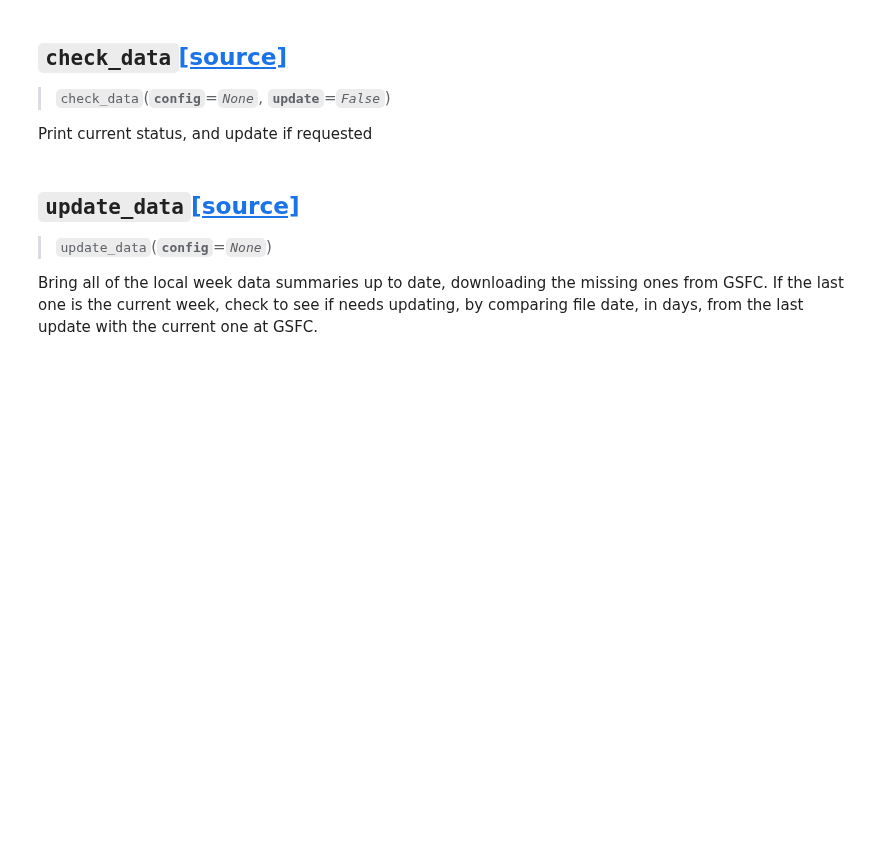
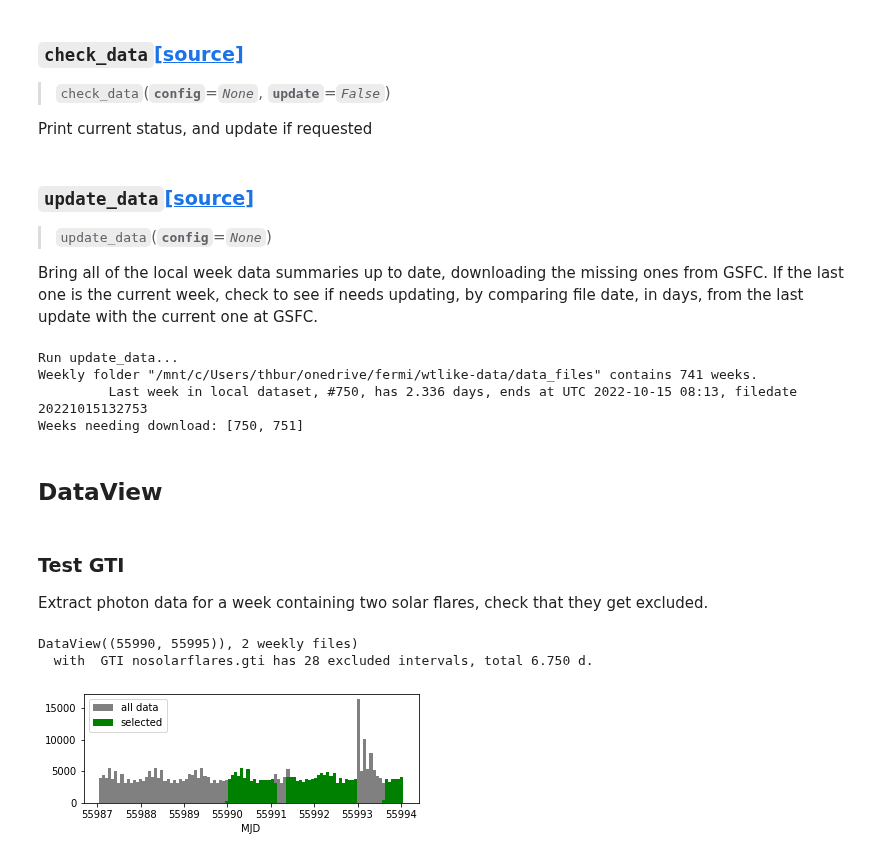
Before and after one commit to tburnett/wtlike, a Jupyter notebook: nbs/01_data_man.ipynb, the cells around one changed output. Saved outputs shown, nothing was run; the diff lists cells and outputs as text; code cells hidden in the pictures; blank space fills up the shorter version.

```diff
--- a/nbs/01_data_man.ipynb
+++ b/nbs/01_data_man.ipynb
@@ -235,7 +391,7 @@ the run_ref and trun fields. The latter removed.
 # %%
 # export
 def get_ft2_info(config, filename,
-                 gti=lambda t: True):
+                 gti = lambda x: np.ones_like(x).astype(bool)):
     """Process a FT2 file, with S/C history data, and return a summary dict
 
     Parameters:
@@ -265,7 +421,7 @@ def get_ft2_info(config, filename,
                    MJD(np.array(scdata.STOP, float))]
 
     # apply GTI to bin center (avoid edge effects?)
-    in_gti = gti(0.5*(start+stop))
+    in_gti = np.array(gti(0.5*(start+stop)))
     if config.verbose>1:
         s = sum(in_gti)
         print(f' {len(start)} entries, {s} ({100*s/len(start):.1f}%) in GTI')
@@ -273,8 +429,6 @@ def get_ft2_info(config, filename,
     t = [('start', start[in_gti]), ('stop',stop[in_gti])]+\
         [(field.lower(), np.array(scdata[field][in_gti],np.float32)) for field in fields ]
 
-
     sc_data = dict(t)
-
     return sc_data
 # %%
@@ -390,14 +547,22 @@ class GSFCweekly(dict):
         return data['file_date'] != self[week]
 # %%
 # collapse-hide
-print( 'Exercise access from GSFC and FT1 data handling')
+display_markdown( """### Test download from GSFC and data handling
+Download, then process FT1 and FT2 files.
+""")
 gd = GSFCweekly(Config(verbose=3))
 if gd.config.valid:
     ft2, ft1 = gd.download(-2)
-    v = get_ft1_data(gd.config, Path(gd.local_path)/ft1);
+    v1 = get_ft1_data(gd.config, Path(gd.local_path)/ft1);
 
-    print('Contents of the output dict\n'
-          ' key      value type')
-    for (k,x) in v.items():
+    print(f'Contents of FT1 summary output dict\n'
+          ' key        value type')
+    for (k,x) in v1.items():
         print(f'  {k:10} {x.__class__.__name__}')
+
+    v2 = get_ft2_info(gd.config, Path(gd.local_path)/ft2)
+    print(f'Contents of FT2 summary output dict\n'
+          ' key        value type')
+    for (k,x) in v2.items():
+        print(f'  {k:10} {x.__class__.__name__}')
 # %% [output]
@@ -657,21 +837,28 @@ def update_data( config=None):
     ff = FermiData(config)
     return ff.update_data()
 # %%
-show_doc(check_data,  title_level=2)
-show_doc(update_data, title_level=2)
+show_doc(check_data,  title_level=3)
+show_doc(update_data, title_level=3)
+if config.valid:
+    print('Run update_data...')
+    check_data()
 # %% [output]
-<h2 id="check_data" class="doc_header"><code>check_data</code><a href="__main__.py#L2" class="source_link" style="float:right">[source]</a></h2>
+<h3 id="check_data" class="doc_header"><code>check_data</code><a href="__main__.py#L2" class="source_link" style="float:right">[source]</a></h3>
 
 > <code>check_data</code>(**`config`**=*`None`*, **`update`**=*`False`*)
 
 Print current status, and update if requested
-<h2 id="update_data" class="doc_header"><code>update_data</code><a href="__main__.py#L16" class="source_link" style="float:right">[source]</a></h2>
+<h3 id="update_data" class="doc_header"><code>update_data</code><a href="__main__.py#L16" class="source_link" style="float:right">[source]</a></h3>
 
 > <code>update_data</code>(**`config`**=*`None`*)
 
 Bring all of the local week data summaries up to date, downloading the missing ones from GSFC.
 If the last one is the current week, check to see if needs updating, by comparing file date, in days,
 from the last update with the current one at GSFC.
+Run update_data...
+Weekly folder "/mnt/c/Users/thbur/onedrive/fermi/wtlike-data/data_files" contains 741 weeks.
+         Last week in local dataset, #750, has 2.336 days, ends at UTC 2022-10-15 08:13, filedate 20221015132753
+Weeks needing download: [750, 751]
 # %%
 #exporti
 def get_week_files(config, week_range=None):
@@ -702,6 +889,8 @@ def get_week_files(config, week_range=None):
         raise Exception(msg)
 
     return data_files
+# %% [markdown]
+## DataView
 # %%
 # export
 class DataView(object):
@@ -841,3 +1080,26 @@ class DataView(object):
         So units are now: counts cm-2 s-1 sr-1
         """
         return self.count_map()/self.exposure_map(beam_window) * 12*self.nside**2/(4*np.pi)
+# %%
+display_markdown("""### Test GTI
+Extract photon data for a week containing two solar flares, check that
+they get excluded.
+""")
+dv = DataView(interval=(55990, 55995), gti=GTI('nosolarflares.gti'))
+print(dv)
+wk =dv._photon_week(dv[0])
+t = wk['time']
+mask = dv.time_filter(t)
+bins = np.linspace(t[0],t[-1], 100)
+fig, ax = plt.subplots(figsize=(6,2))
+ax.hist(t, bins=bins, color='grey',label='all data');
+ax.hist(t[mask],bins=bins, color='green', label='selected');
+ax.set(xlabel='MJD')
+ax.legend();
+# %% [output]
+### Test GTI
+Extract photon data for a week containing two solar flares, check that
+they get excluded.
+DataView((55990, 55995)), 2 weekly files)
+  with  GTI nosolarflares.gti has 28 excluded intervals, total 6.750 d.
+[figure, added]
```
Also changed, not shown: parts of 34 cells of this notebook, 7 other files.
